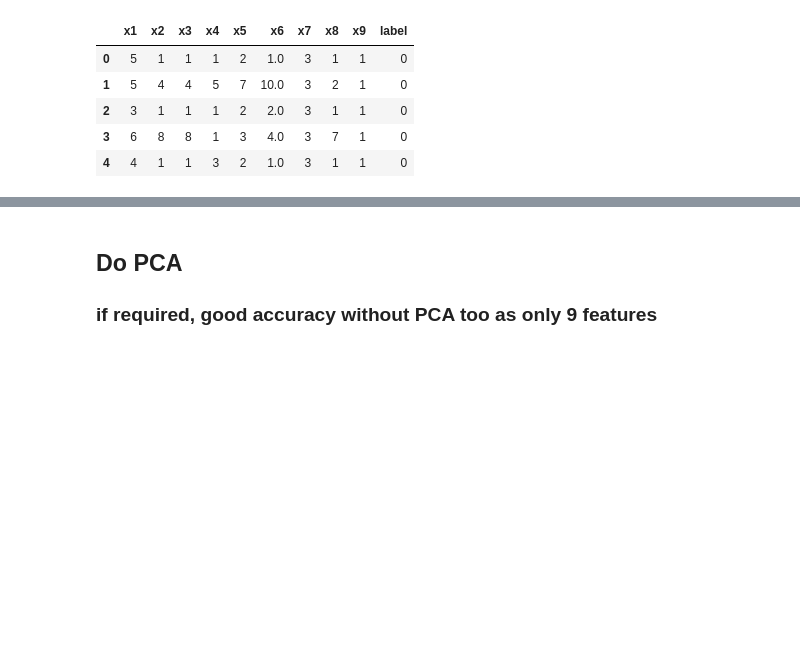
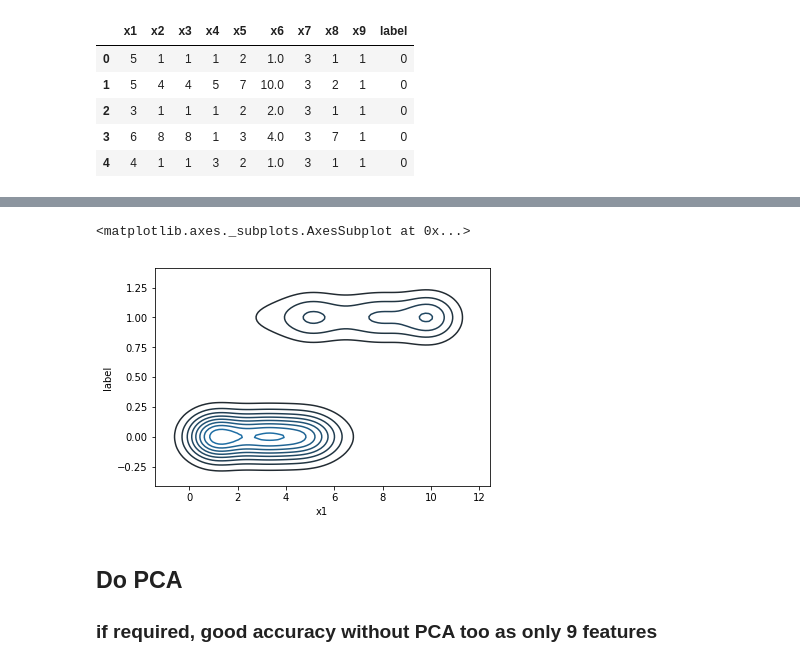
Before and after one commit to Rishit-dagli/Breast-cancer-prediction-ML-Python, a Jupyter notebook: logistic regression breast cancer.ipynb, the cells around one changed output, grey strips where cells are left out. Drawn from its saved outputs; the diff is of its cells as text; code cells hidden in the pictures; blank space fills up the shorter version.

```diff
--- a/logistic regression breast cancer.ipynb
+++ b/logistic regression breast cancer.ipynb
@@ -53,3 +85,8 @@ df.head()
+# %%
+sns.kdeplot(df.x1,df.label)
+# %% [output]
+<matplotlib.axes._subplots.AxesSubplot at 0x...>
+[figure, added]
 # %% [markdown]
 ## Do PCA
 ### if required, good accuracy without PCA too as only 9 features
```
Also changed, not shown: parts of 16 cells of this notebook.
